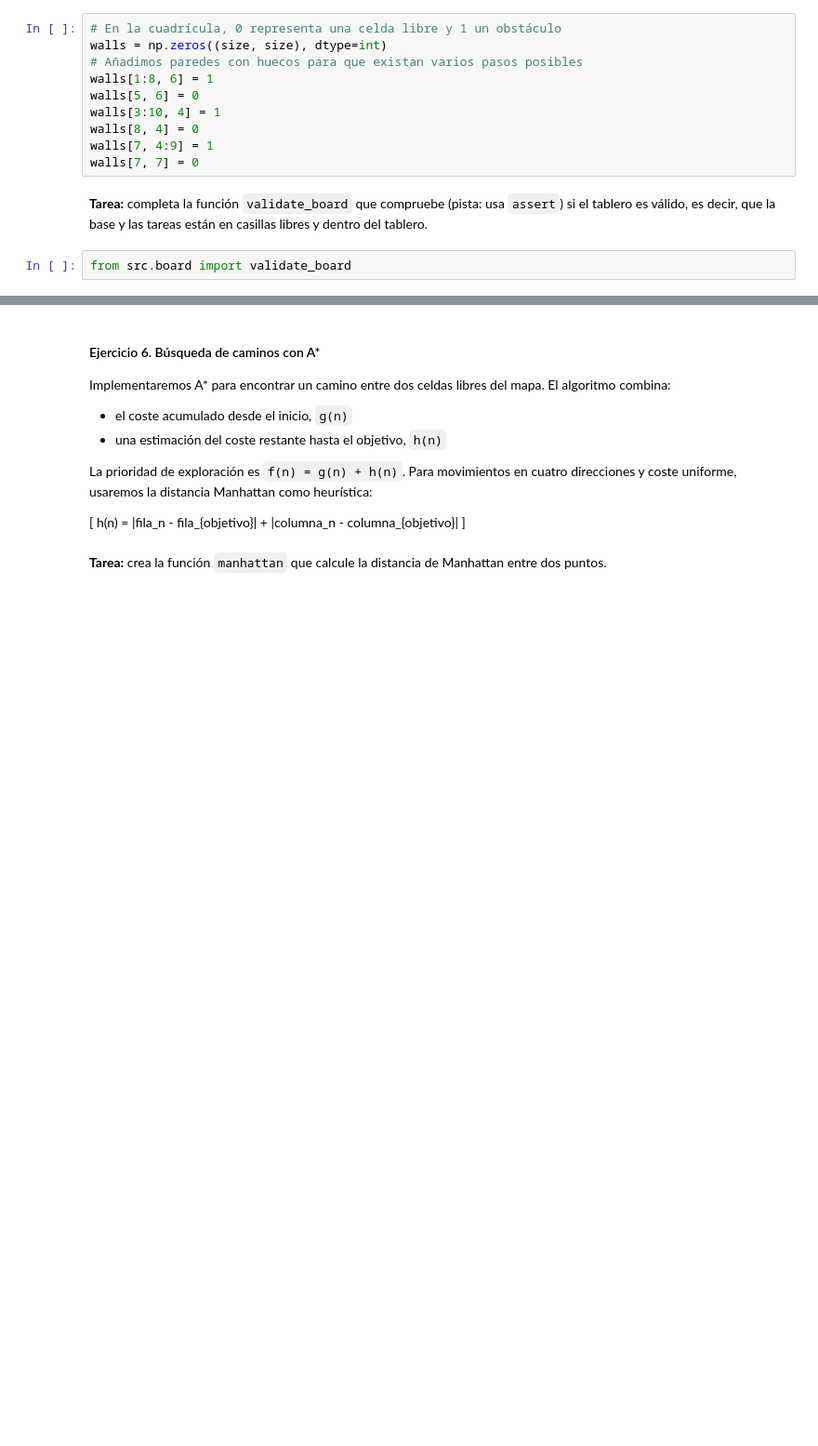
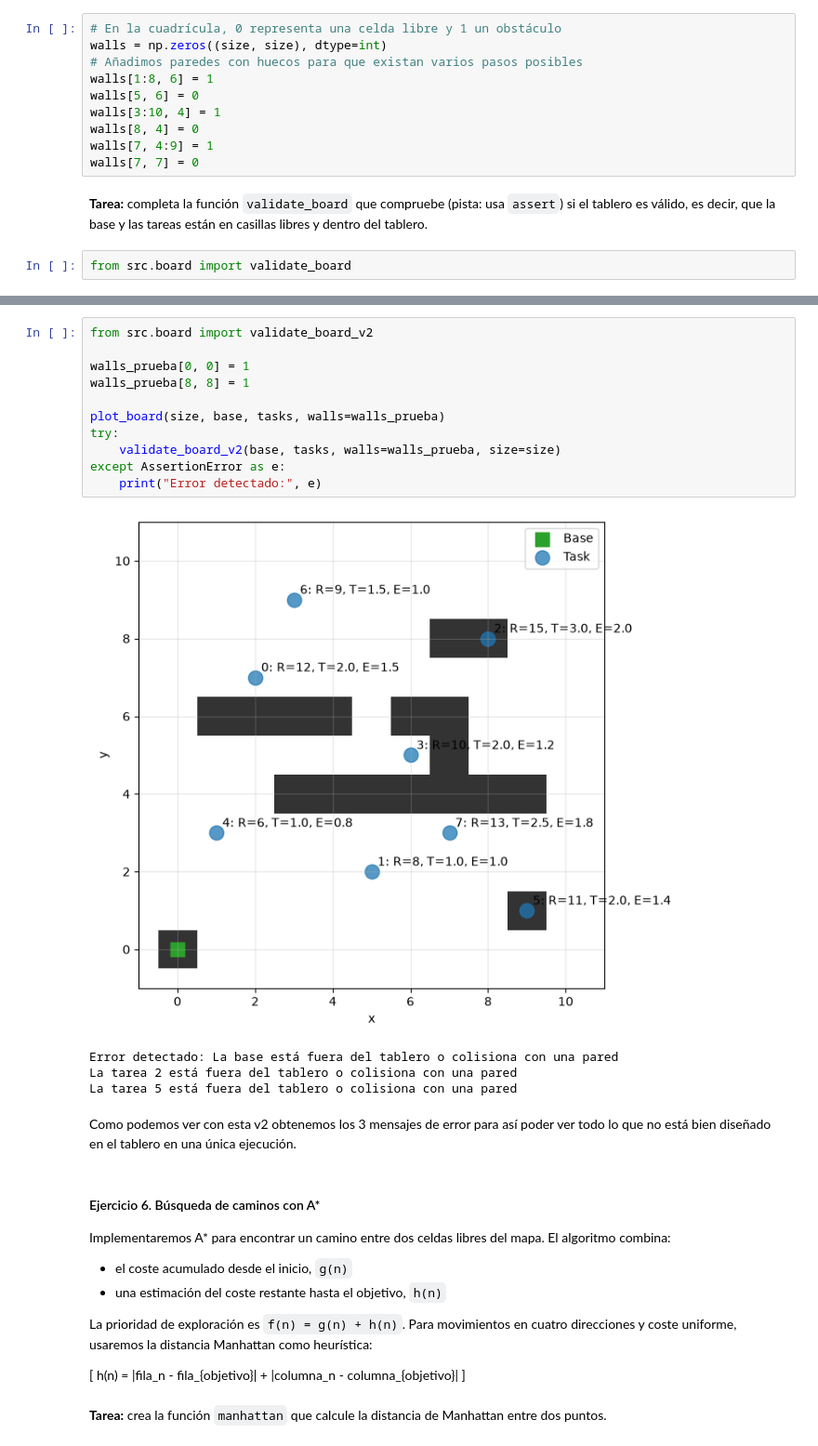
Before and after one commit to milirodriguezv/practica1_optimizacion, a Jupyter notebook: practice.ipynb, the cells around one changed output, grey strips where cells are left out. Shown at 93% size. Drawn from its saved outputs; the diff is of its cells as text; blank space fills up the shorter version.

```diff
--- a/practice.ipynb
+++ b/practice.ipynb
@@ -209,3 +273,21 @@ plot_board(size, base, tasks, walls=walls)
+# %%
+from src.board import validate_board_v2
+
+walls_prueba[0, 0] = 1
+walls_prueba[8, 8] = 1
+
+plot_board(size, base, tasks, walls=walls_prueba)
+try:
+    validate_board_v2(base, tasks, walls=walls_prueba, size=size)
+except AssertionError as e:
+    print("Error detectado:", e)
+# %% [output]
+[figure, added]
+Error detectado: La base está fuera del tablero o colisiona con una pared
+La tarea 2 está fuera del tablero o colisiona con una pared
+La tarea 5 está fuera del tablero o colisiona con una pared
+# %% [markdown]
+Como podemos ver con esta v2 obtenemos los 3 mensajes de error para así poder ver todo lo que no está bien diseñado en el tablero en una única ejecución.
 # %% [markdown]
 #### Ejercicio 6. Búsqueda de caminos con A*
 
```
Also changed, not shown: parts of 20 cells of this notebook, 2 other files.
